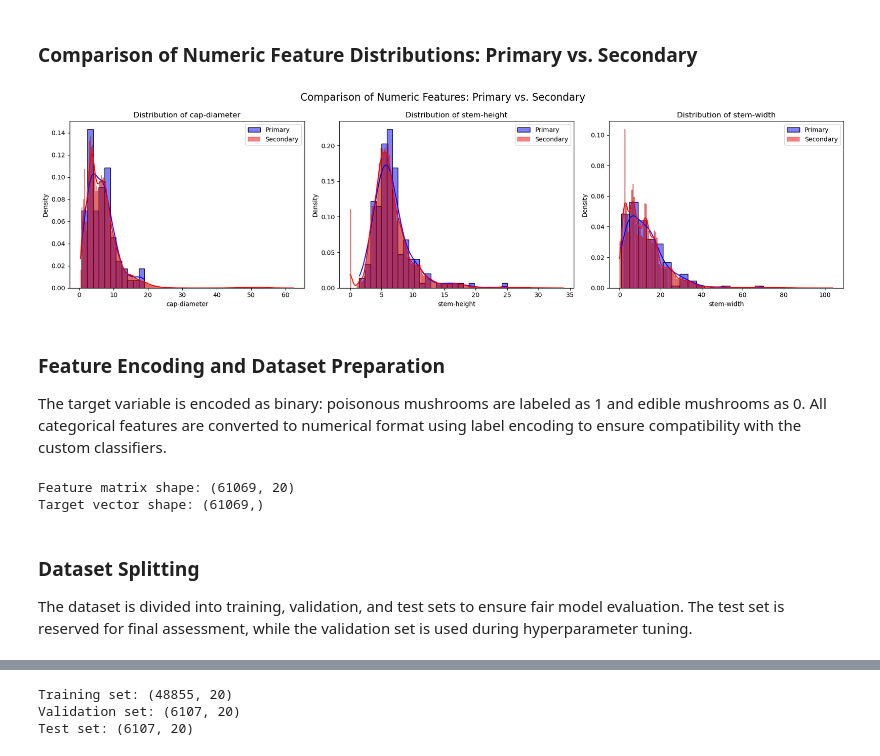
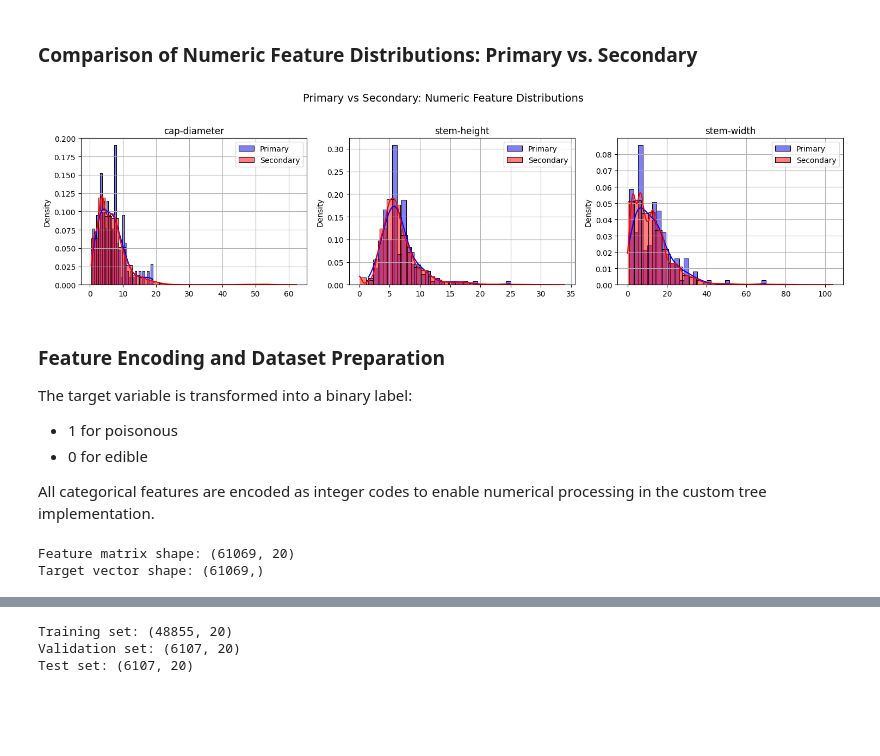
Before and after one commit to adiyasapar/Machine-Learning-Adiya-Sapargali, a Jupyter notebook: mushroom_project.ipynb, the cells around one changed output, grey strips where cells are left out. Cells and saved outputs as stored; diff of their text form; code cells hidden in the pictures; blank space fills up the shorter version.

```diff
--- a/mushroom_project.ipynb
+++ b/mushroom_project.ipynb
@@ -436,21 +345,0 @@ plt.show()
-# %%
-num_cols_secondary = df_secondary.select_dtypes(include=['int64', 'float64']).columns.tolist()
-
-corr_sec = df_secondary[num_cols_secondary].corr()
-
-# Create the heatmap
-plt.figure(figsize=(10, 8))
-ax = sns.heatmap(corr_sec, cmap="coolwarm", vmin=-1, vmax=1, square=True,
-                 linewidths=0.5, linecolor='black', cbar_kws={"shrink": 0.8})
-
-for i in range(corr_sec.shape[0]):
-    for j in range(corr_sec.shape[1]):
-        value = corr_sec.iloc[i, j]
-        ax.text(j + 0.5, i + 0.5, f"{value:.2f}", color='white',
-                ha='center', va='center', fontsize=10)
-
-plt.title("Correlation Between Numeric Features (Secondary Data)", fontsize=14)
-plt.xticks(np.arange(len(num_cols_secondary)) + 0.5, num_cols_secondary, rotation=45, ha='right')
-plt.yticks(np.arange(len(num_cols_secondary)) + 0.5, num_cols_secondary, rotation=0)
-plt.tight_layout()
-plt.show()
@@ -459,18 +346,21 @@ plt.show()
 # %% [markdown]
 ### Comparison of Numeric Feature Distributions: Primary vs. Secondary
 # %%
-num_cols_to_compare = ["cap-diameter", "stem-height", "stem-width"]
+num_cols = ["cap-diameter", "stem-height", "stem-width"]
 
-fig, axes = plt.subplots(1, 3, figsize=(18, 5))
-for i, col in enumerate(num_cols_to_compare):
-    sns.histplot(df_primary[col].dropna(), ax=axes[i], color='blue', label='Primary', kde=True, stat="density", common_norm=False)
-    sns.histplot(df_secondary[col].dropna(), ax=axes[i], color='red', label='Secondary', kde=True, stat="density", common_norm=False)
-    axes[i].set_title(f"Distribution of {col}")
-    axes[i].legend()
-    axes[i].set_xlabel(col)
+fig, axes = plt.subplots(1, 3, figsize=(15, 4))
+for ax, col in zip(axes, num_cols):
+    sns.histplot(df_primary[col], ax=ax, bins=30, color='blue', label='Primary',
+                 kde=True, stat="density", common_norm=False)
+    sns.histplot(df_secondary[col], ax=ax, bins=30, color='red', label='Secondary',
+                 kde=True, stat="density", common_norm=False)
+    ax.set_title(col)
+    ax.set_xlabel('')
+    ax.legend()
+    ax.grid(True)
 
-plt.suptitle("Comparison of Numeric Features: Primary vs. Secondary", fontsize=16)
-plt.tight_layout()
+plt.suptitle("Primary vs Secondary: Numeric Feature Distributions", fontsize=14)
+plt.tight_layout(rect=[0, 0, 1, 0.95])
 plt.show()
 # %% [output]
-[figure, old version]
+[figure, new version]
@@ -481,7 +367,11 @@ df_cleaned = df_primary.drop(columns=["Spore-print-color"])
 # %% [markdown]
 ### Feature Encoding and Dataset Preparation
 
-The target variable is encoded as binary: poisonous mushrooms are labeled as 1 and edible mushrooms as 0. All categorical features are converted to numerical format using label encoding to ensure compatibility with the custom classifiers.
+The target variable is transformed into a binary label:
+- 1 for poisonous
+- 0 for edible
+
+All categorical features are encoded as integer codes to enable numerical processing in the custom tree implementation.
 # %%
 y = (df_secondary["class"] == "p").astype(int).to_numpy()
 
@@ -497,7 +387,3 @@ print("Target vector shape:", y.shape)
 # %% [output]
 Feature matrix shape: (61069, 20)
 Target vector shape: (61069,)
-# %% [markdown]
-### Dataset Splitting
-
-The dataset is divided into training, validation, and test sets to ensure fair model evaluation. The test set is reserved for final assessment, while the validation set is used during hyperparameter tuning.
```
Also changed, not shown: parts of 50 cells of this notebook, 3 other files.
